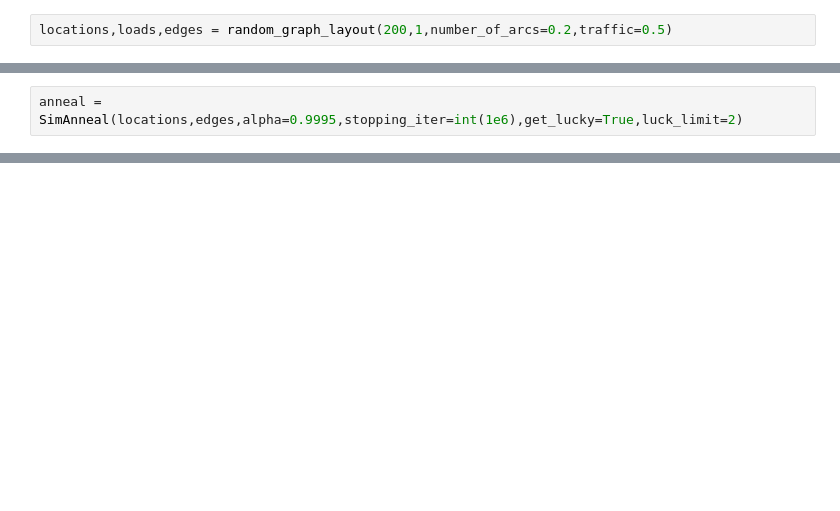
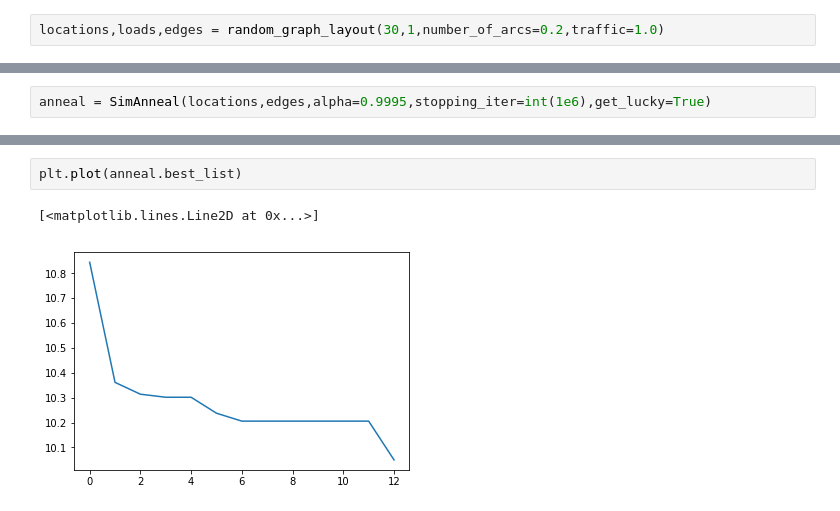
Before and after one commit to Ciro-Taranto/tsp_exercise, a Jupyter notebook: Untitled.ipynb, the cells around one changed output, grey strips where cells are left out. Cells and saved outputs as stored; diff of their text form; blank space fills up the shorter version.

Commit message:
Simulated annealing tested and working beautifully

```diff
--- a/Untitled.ipynb
+++ b/Untitled.ipynb
@@ -16,3 +14,3 @@ The autoreload extension is already loaded. To reload it, use:
 # %%
-locations,loads,edges = random_graph_layout(200,1,number_of_arcs=0.2,traffic=0.5)
+locations,loads,edges = random_graph_layout(30,1,number_of_arcs=0.2,traffic=1.0)
 # %% [output]
@@ -56,3 +19,3 @@ Type:           type
 # %%
-anneal = SimAnneal(locations,edges,alpha=0.9995,stopping_iter=int(1e6),get_lucky=True,luck_limit=2)
+anneal = SimAnneal(locations,edges,alpha=0.9995,stopping_iter=int(1e6),get_lucky=True)
 # %% [output]
@@ -110,0 +47,5 @@ possible_substitutes
+# %%
+plt.plot(anneal.best_list)
+# %% [output]
+[<matplotlib.lines.Line2D at 0x...>]
+[figure, added]
```
Also changed, not shown: parts of 21 cells of this notebook, 1 other file.
